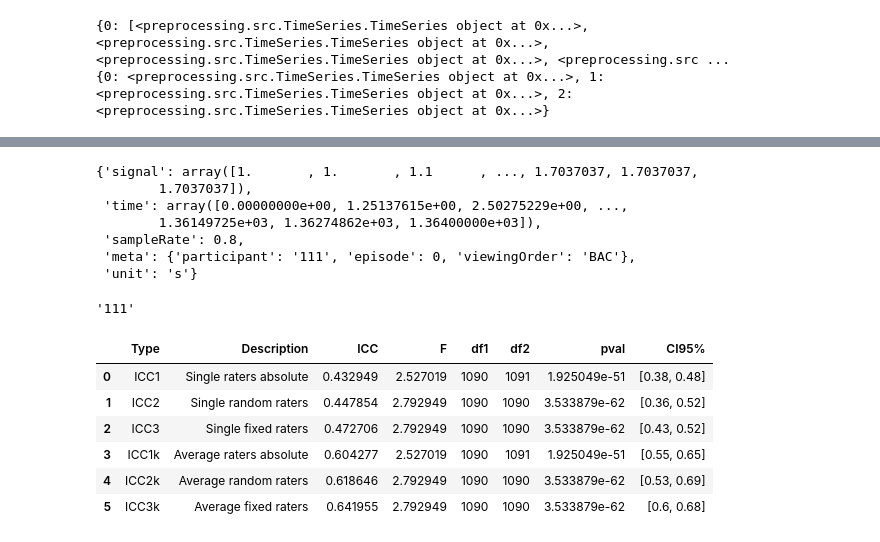
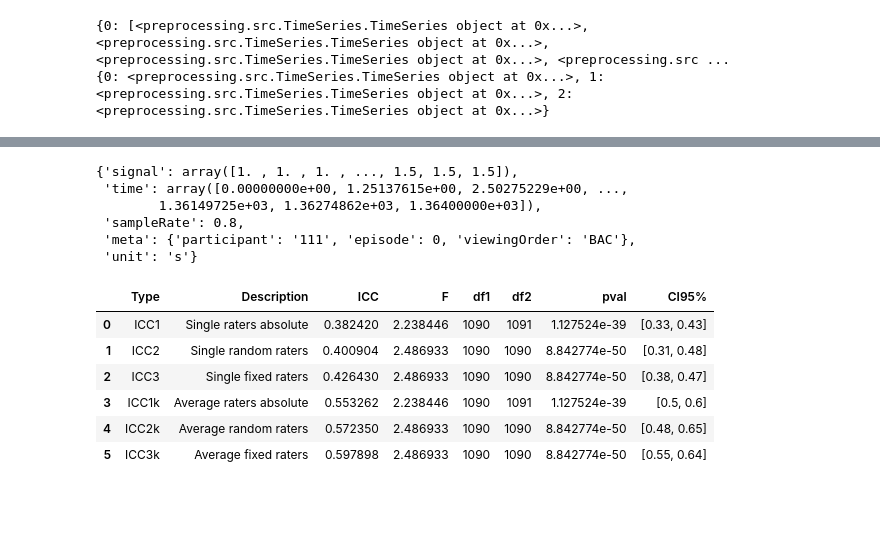
Before and after one commit to ChildBrainLab/LCBDtools, a Jupyter notebook: scripts/Beh/ATVcorrelations.ipynb, the cells around one changed output, grey strips where cells are left out. Drawn from its saved outputs; the diff is of its cells as text; code cells hidden in the pictures; blank space fills up the shorter version.

```diff
--- a/scripts/Beh/ATVcorrelations.ipynb
+++ b/scripts/Beh/ATVcorrelations.ipynb
@@ -51,9 +52,14 @@ Loading ATV files as TimeSeries objects:
 print("Preprocessing TimeSeries:")
 print("==========")
 for ts in tqdm(dataset):
+    # correct NaN values
     ts.fix_nan()
+    # accommodate for skippy framerates
     ts.lag_correct()
+    # sample to TR
     ts.resample(sample_rate=TR)
+    # chunking
+    ts.signal = ts.round_res()
 # %% [output]
 Preprocessing TimeSeries:
 ==========
@@ -141,26 +155,21 @@ plt.scatter(
 # %%
 d_dataset[0][0].__dict__
 # %% [output]
-{'signal': array([1.       , 1.       , 1.1      , ..., 1.7037037, 1.7037037,
-        1.7037037]),
+{'signal': array([1. , 1. , 1. , ..., 1.5, 1.5, 1.5]),
  'time': array([0.00000000e+00, 1.25137615e+00, 2.50275229e+00, ...,
         1.36149725e+03, 1.36274862e+03, 1.36400000e+03]),
  'sampleRate': 0.8,
  'meta': {'participant': '111', 'episode': 0, 'viewingOrder': 'BAC'},
  'unit': 's'}
-# %%
-d_dataset[0][0].meta['participant']
-# %% [output]
-'111'
 # %%
-Statistics.simple_icc(
+Statistics.ping_icc([
     d_dataset[0][0],
-    d_dataset[0][1])
+    d_dataset[0][1]])
 # %% [output]
 |  | Type | Description | ICC | F | df1 | df2 | pval | CI95% |
-| 0 | ICC1 | Single raters absolute | 0.432949 | 2.527019 | 1090 | 1091 | 1.925049e-51 | [0.38, 0.48] |
-| 1 | ICC2 | Single random raters | 0.447854 | 2.792949 | 1090 | 1090 | 3.533879e-62 | [0.36, 0.52] |
-| 2 | ICC3 | Single fixed raters | 0.472706 | 2.792949 | 1090 | 1090 | 3.533879e-62 | [0.43, 0.52] |
-| 3 | ICC1k | Average raters absolute | 0.604277 | 2.527019 | 1090 | 1091 | 1.925049e-51 | [0.55, 0.65] |
-| 4 | ICC2k | Average random raters | 0.618646 | 2.792949 | 1090 | 1090 | 3.533879e-62 | [0.53, 0.69] |
-| 5 | ICC3k | Average fixed raters | 0.641955 | 2.792949 | 1090 | 1090 | 3.533879e-62 | [0.6, 0.68] |
+| 0 | ICC1 | Single raters absolute | 0.382420 | 2.238446 | 1090 | 1091 | 1.127524e-39 | [0.33, 0.43] |
+| 1 | ICC2 | Single random raters | 0.400904 | 2.486933 | 1090 | 1090 | 8.842774e-50 | [0.31, 0.48] |
+| 2 | ICC3 | Single fixed raters | 0.426430 | 2.486933 | 1090 | 1090 | 8.842774e-50 | [0.38, 0.47] |
+| 3 | ICC1k | Average raters absolute | 0.553262 | 2.238446 | 1090 | 1091 | 1.127524e-39 | [0.5, 0.6] |
+| 4 | ICC2k | Average random raters | 0.572350 | 2.486933 | 1090 | 1090 | 8.842774e-50 | [0.48, 0.65] |
+| 5 | ICC3k | Average fixed raters | 0.597898 | 2.486933 | 1090 | 1090 | 8.842774e-50 | [0.55, 0.64] |
```
Also changed, not shown: parts of 12 cells of this notebook, 2 other files.
